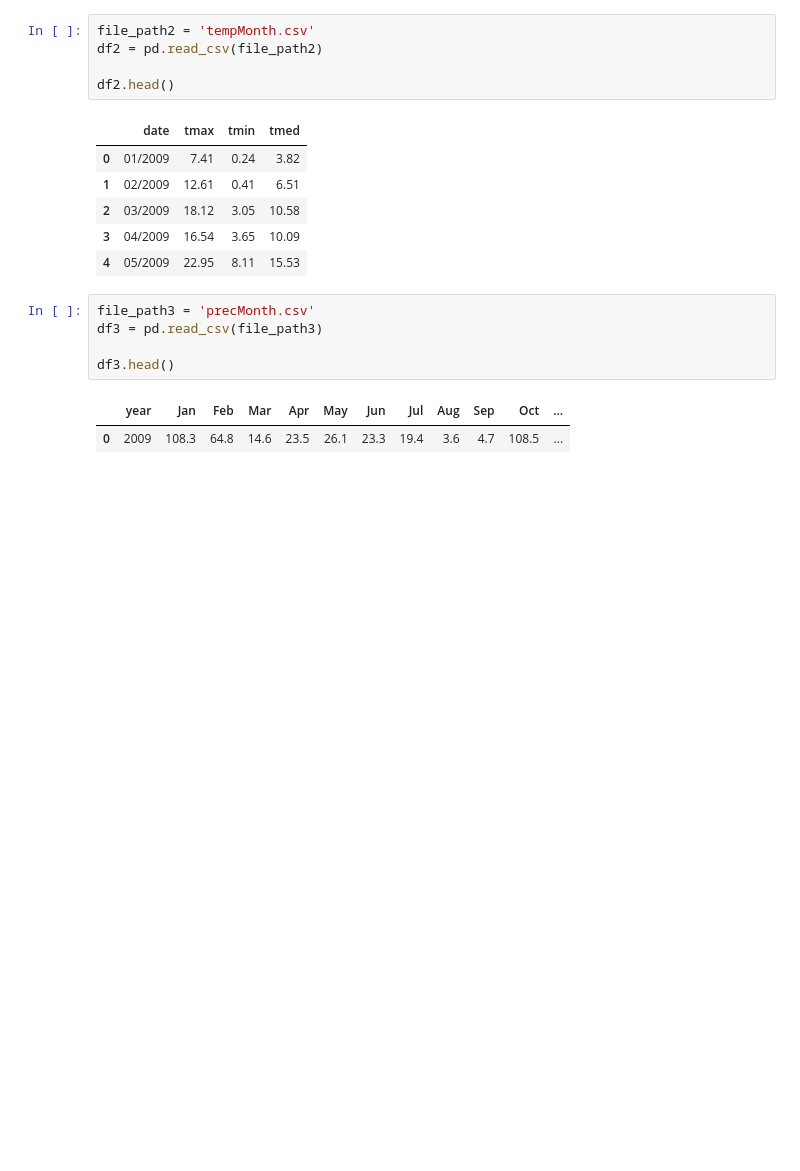
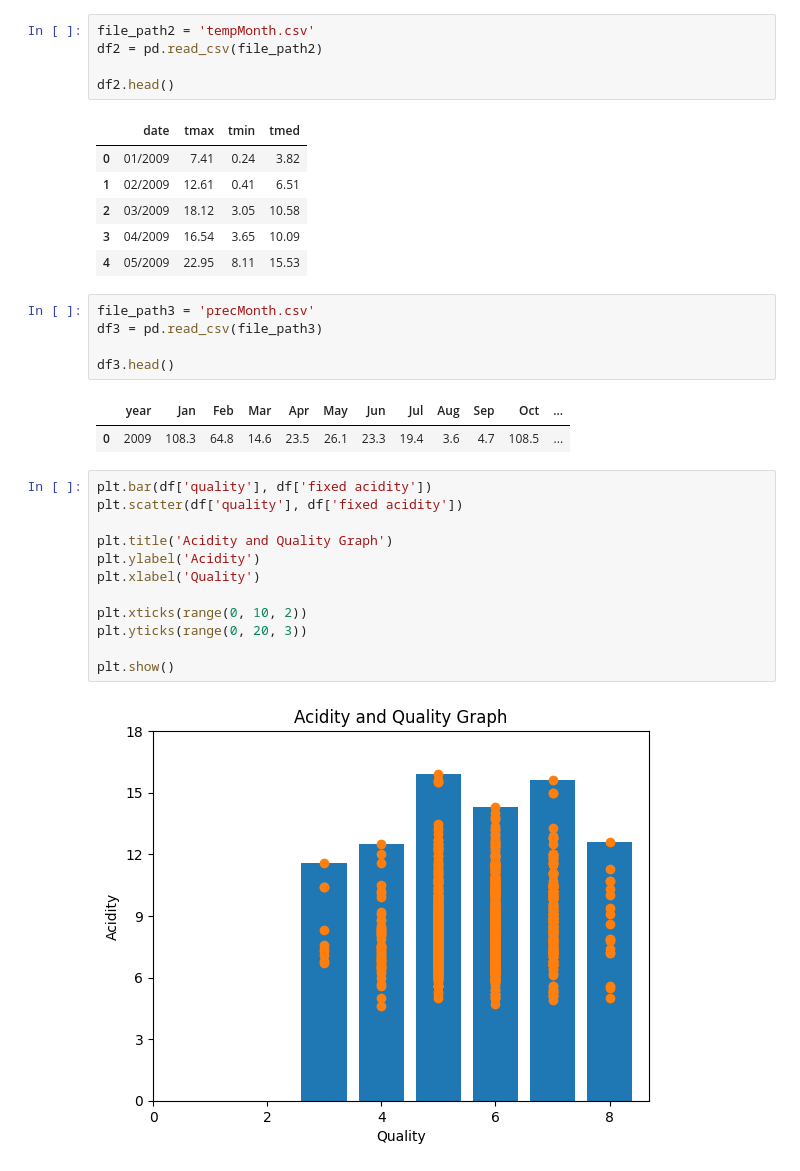
Before and after one commit to EthanCratchley/winequality-prediction, a Jupyter notebook: redWine.ipynb, the cells around one changed output. Drawn from its saved outputs; the diff is of its cells as text; blank space fills up the shorter version.

```diff
--- a/redWine.ipynb
+++ b/redWine.ipynb
@@ -66,3 +66,17 @@ df3.head()
 # %% [output]
 |  | year | Jan | Feb | Mar | Apr | May | Jun | Jul | Aug | Sep | Oct | ... |
 | 0 | 2009 | 108.3 | 64.8 | 14.6 | 23.5 | 26.1 | 23.3 | 19.4 | 3.6 | 4.7 | 108.5 | ... |
+# %%
+plt.bar(df['quality'], df['fixed acidity'])
+plt.scatter(df['quality'], df['fixed acidity'])
+
+plt.title('Acidity and Quality Graph')
+plt.ylabel('Acidity')
+plt.xlabel('Quality')
+
+plt.xticks(range(0, 10, 2))
+plt.yticks(range(0, 20, 3))
+
+plt.show()
+# %% [output]
+[figure, added]
```
Also changed, not shown: parts of 1 cell of this notebook.
